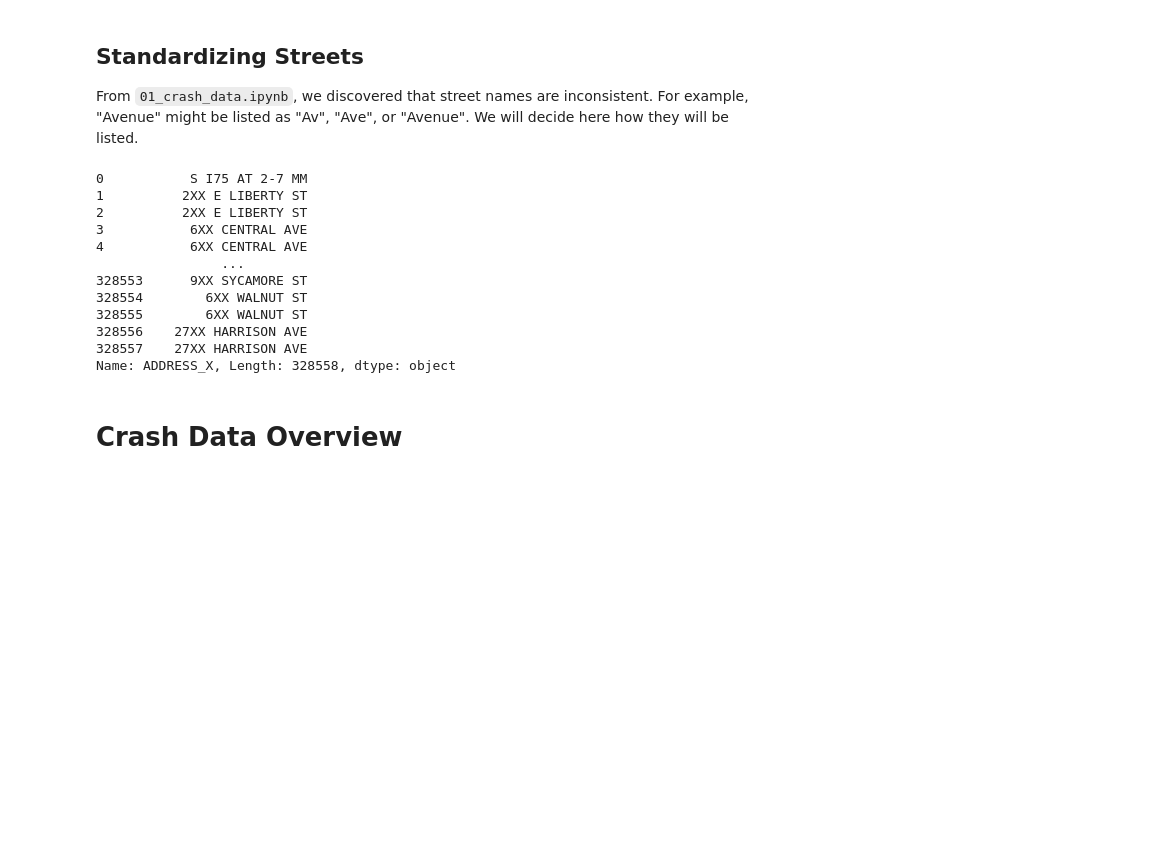
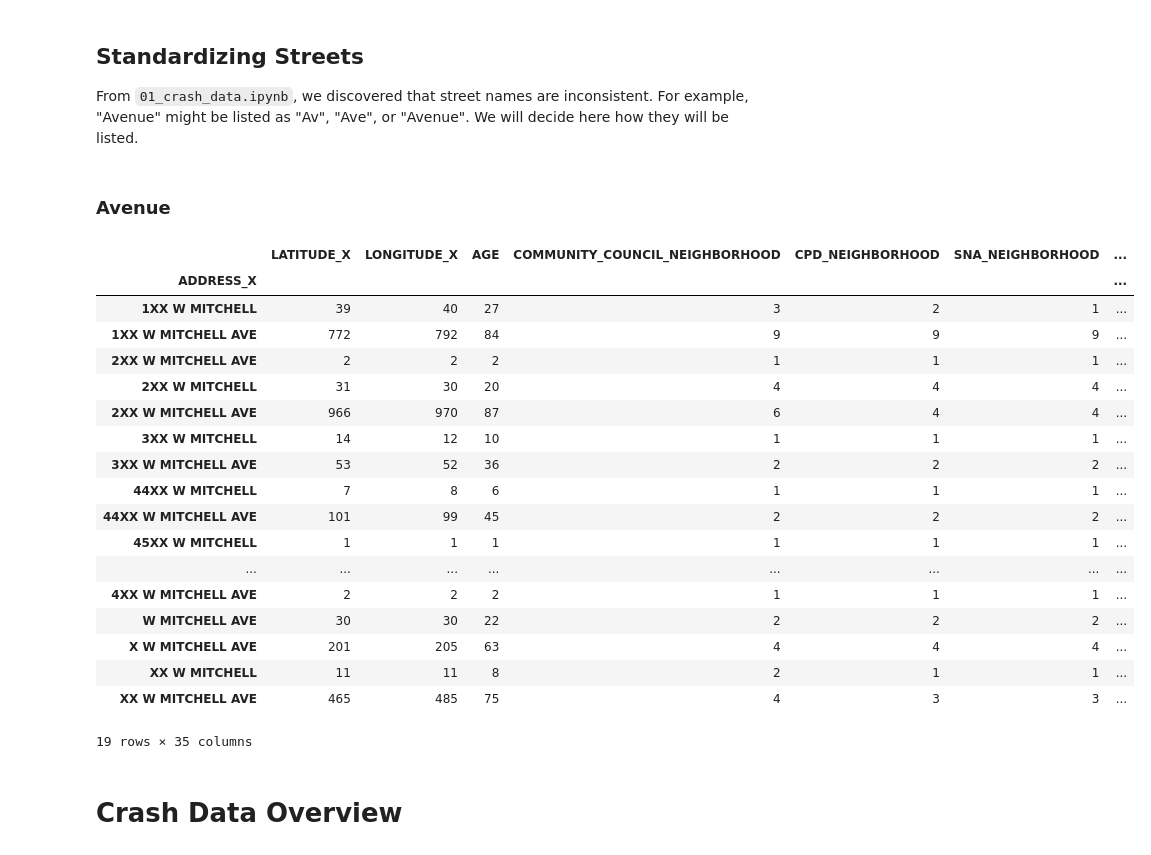
Before and after one commit to erntan/traffic_cincy, a Jupyter notebook: 00_crash_data.ipynb, the cells around one changed output. Drawn from its saved outputs; the diff is of its cells as text; code cells hidden in the pictures; blank space fills up the shorter version.

Commit message:
Fixed regex replace st w AVE and added test example.

```diff
--- a/00_crash_data.ipynb
+++ b/00_crash_data.ipynb
@@ -231,23 +231,34 @@ data.UNITTYPE = data.UNITTYPE.str.replace(r'\d\d - ', '')
 # %% [markdown]
 ## Standardizing Streets
 From `01_crash_data.ipynb`, we discovered that street names are inconsistent. For example, "Avenue" might be listed as "Av", "Ave", or "Avenue". We will decide here how they will be listed.
+# %% [markdown]
+### Avenue
 # %%
 # Avenue --> Ave
 # Get all the addresses that end in AVENUE, AVE, or AV
-data.ADDRESS_X = data.ADDRESS_X.str.replace('AVENUE|AVE|AV', 'AVE', regex=True)
+data.ADDRESS_X = data.ADDRESS_X.str.replace('AVENUE$|AV$', 'AVE', regex=True)
-# %% [output]
-0           S I75 AT 2-7 MM
-1          2XX E LIBERTY ST
-2          2XX E LIBERTY ST
-3           6XX CENTRAL AVE
-4           6XX CENTRAL AVE
-                ...
-328553      9XX SYCAMORE ST
-328554        6XX WALNUT ST
-328555        6XX WALNUT ST
-328556    27XX HARRISON AVE
-328557    27XX HARRISON AVE
-Name: ADDRESS_X, Length: 328558, dtype: object
+# %%
+data[data['ADDRESS_X'].str.contains('W MITCHELL', case=False, na=False)].groupby('ADDRESS_X').nunique()
+# %% [output]
+|  | LATITUDE_X | LONGITUDE_X | AGE | COMMUNITY_COUNCIL_NEIGHBORHOOD | CPD_NEIGHBORHOOD | SNA_NEIGHBORHOOD | ... |
+| ADDRESS_X |  |  |  |  |  |  | ... |
+| 1XX W MITCHELL | 39 | 40 | 27 | 3 | 2 | 1 | ... |
+| 1XX W MITCHELL AVE | 772 | 792 | 84 | 9 | 9 | 9 | ... |
+| 2XX W MITCHELL AVE | 2 | 2 | 2 | 1 | 1 | 1 | ... |
+| 2XX W MITCHELL | 31 | 30 | 20 | 4 | 4 | 4 | ... |
+| 2XX W MITCHELL AVE | 966 | 970 | 87 | 6 | 4 | 4 | ... |
+| 3XX W MITCHELL | 14 | 12 | 10 | 1 | 1 | 1 | ... |
+| 3XX W MITCHELL AVE | 53 | 52 | 36 | 2 | 2 | 2 | ... |
+| 44XX W MITCHELL | 7 | 8 | 6 | 1 | 1 | 1 | ... |
+| 44XX W MITCHELL AVE | 101 | 99 | 45 | 2 | 2 | 2 | ... |
+| 45XX W MITCHELL | 1 | 1 | 1 | 1 | 1 | 1 | ... |
+| ... | ... | ... | ... | ... | ... | ... | ... |
+| 4XX W MITCHELL AVE | 2 | 2 | 2 | 1 | 1 | 1 | ... |
+| W MITCHELL AVE | 30 | 30 | 22 | 2 | 2 | 2 | ... |
+| X W MITCHELL AVE | 201 | 205 | 63 | 4 | 4 | 4 | ... |
+| XX W MITCHELL | 11 | 11 | 8 | 2 | 1 | 1 | ... |
+| XX W MITCHELL AVE | 465 | 485 | 75 | 4 | 3 | 3 | ... |
+19 rows × 35 columns
 # %% [markdown]
 # Crash Data Overview
 # %%
```
